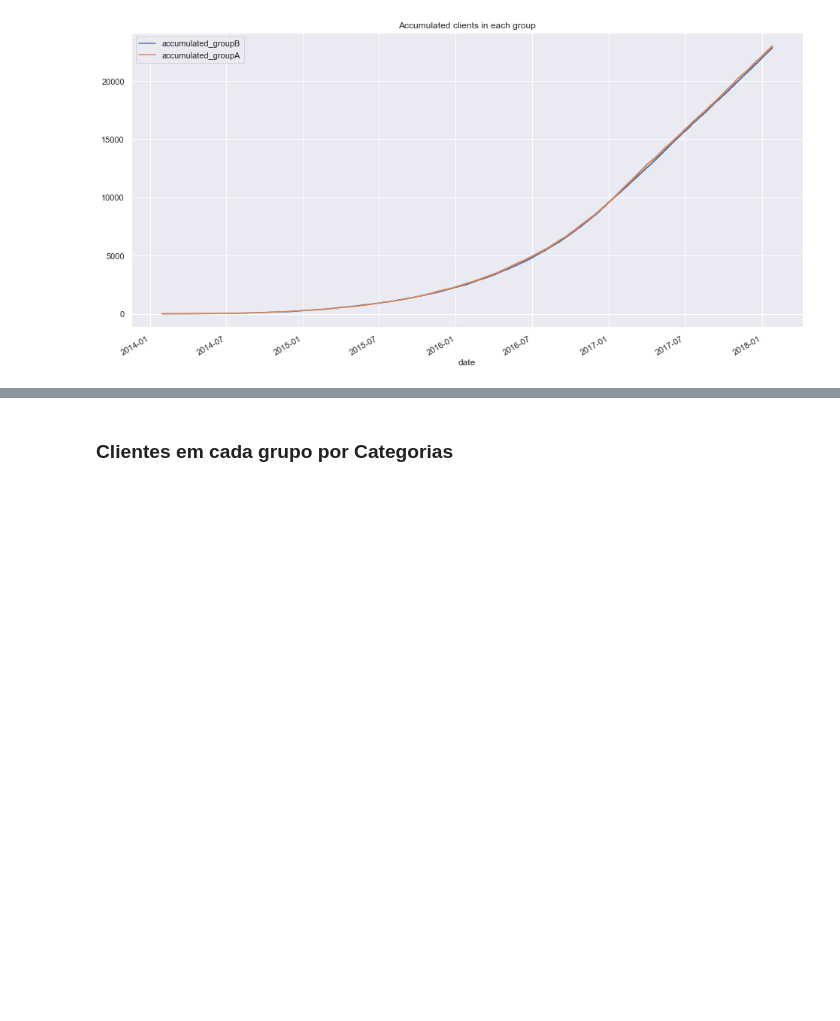
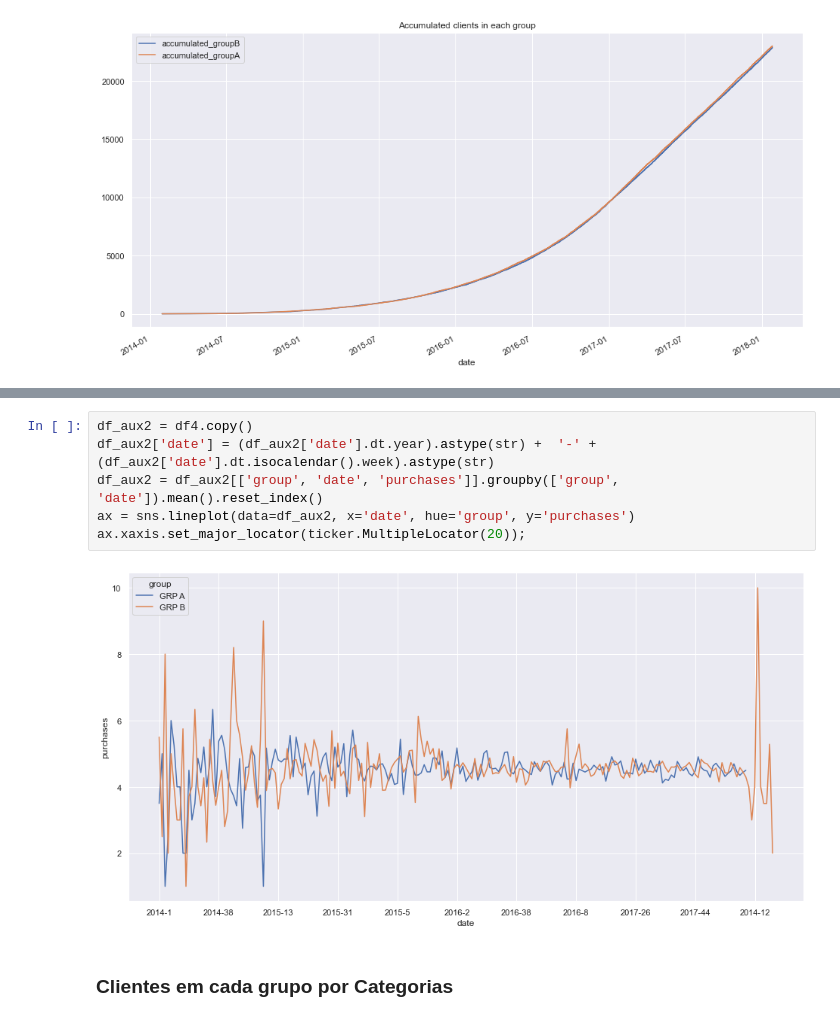
Before and after one commit to miguelzph/ab_test, a Jupyter notebook: notebooks/c01_ab_test.ipynb, the cells around one changed output, grey strips where cells are left out. Drawn from its saved outputs; the diff is of its cells as text; blank space fills up the shorter version.

```diff
--- a/notebooks/c01_ab_test.ipynb
+++ b/notebooks/c01_ab_test.ipynb
@@ -399,3 +437,11 @@ plt.show()
+# %%
+df_aux2 = df4.copy()
+df_aux2['date'] = (df_aux2['date'].dt.year).astype(str) +  '-' + (df_aux2['date'].dt.isocalendar().week).astype(str)
+df_aux2 = df_aux2[['group', 'date', 'purchases']].groupby(['group', 'date']).mean().reset_index()
+ax = sns.lineplot(data=df_aux2, x='date', hue='group', y='purchases')
+ax.xaxis.set_major_locator(ticker.MultipleLocator(20));
+# %% [output]
+[figure, added]
 # %% [markdown]
 ### Clientes em cada grupo por Categorias
 # %%
```
Also changed, not shown: parts of 7 cells of this notebook, 1 other file.
